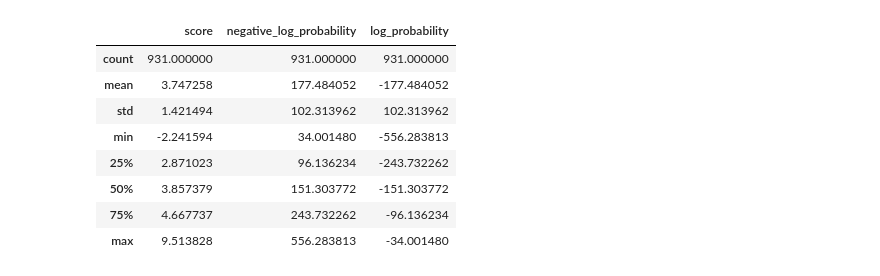
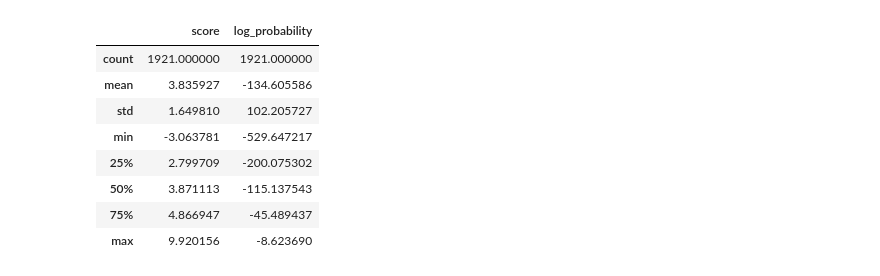
Before and after one commit to tanyjnaaman/probability-quality-paradox, a Jupyter notebook: src/experiments/language_model_experiments/analysis.ipynb, the cells around one changed output. Saved outputs shown, nothing was run; the diff lists cells and outputs as text; code cells hidden in the pictures.

```diff
--- a/src/experiments/language_model_experiments/analysis.ipynb
+++ b/src/experiments/language_model_experiments/analysis.ipynb
@@ -42,0 +12,43 @@ df
+# %%
+# A: load all data files and concat them
+data_files = os.listdir("data")
+reward_df_files = sorted([
+    f
+    for f in data_files
+    if "scoredreward_humanassistant_includeprompt" in f and "t1.0" in f
+])
+nll_df_files = sorted([
+    f
+    for f in data_files
+    if "scorednll" in f and "includeprompt" not in f and "t1.0" in f
+])
+
+
+raw_reward_dfs = [pd.read_csv(f"data/{f}") for f in reward_df_files]
+raw_nll_dfs = [pd.read_csv(f"data/{f}") for f in nll_df_files]
+assert all([
+    r_df[["prompt", "generated_text"]].equals(n_df[["prompt", "generated_text"]])
+    for r_df, n_df in zip(raw_reward_dfs, raw_nll_dfs)
+])
+reward_df = pd.concat([r_df for r_df in raw_reward_dfs])
+nll_df = pd.concat([n_df for n_df in raw_nll_dfs])
+assert reward_df[["prompt", "generated_text"]].equals(
+    nll_df[["prompt", "generated_text"]]
+)
+
+# B: load specific files
+reward_df = pd.read_csv(
+    "./data/ethz-spylab-rlhf-7b-harmless_l256_promptseed42_numprompt1000_numgenerations2_top_p095_t1.0_humanassistant_scoredreward_humanassistant_includeprompt.csv"
+)
+nll_df = pd.read_csv(
+    "./data/ethz-spylab-rlhf-7b-harmless_l256_promptseed42_numprompt1000_numgenerations2_top_p095_t1.0_humanassistant_scorednll.csv"
+)
+assert reward_df[["prompt", "generated_text"]].equals(
+    nll_df[["prompt", "generated_text"]]
+)
+
+# Merge
+df = reward_df.merge(nll_df, on=["prompt", "generated_text"])
+df["log_probability"] = -df["negative_log_probability"]
+df = df[df.apply(lambda row: len(row["generated_text"]) > 0, axis=1)].drop_duplicates()
+df
@@ -43,15 +69,15 @@ df
 # %%
-df[["score", "negative_log_probability", "log_probability"]].describe()
+df[["score", "log_probability"]].describe()
 # %% [output]
-|  | score | negative_log_probability | log_probability |
-| count | 931.000000 | 931.000000 | 931.000000 |
-| mean | 3.747258 | 177.484052 | -177.484052 |
-| std | 1.421494 | 102.313962 | 102.313962 |
-| min | -2.241594 | 34.001480 | -556.283813 |
-| 25% | 2.871023 | 96.136234 | -243.732262 |
-| 50% | 3.857379 | 151.303772 | -151.303772 |
-| 75% | 4.667737 | 243.732262 | -96.136234 |
-| max | 9.513828 | 556.283813 | -34.001480 |
+|  | score | log_probability |
+| count | 1921.000000 | 1921.000000 |
+| mean | 3.835927 | -134.605586 |
+| std | 1.649810 | 102.205727 |
+| min | -3.063781 | -529.647217 |
+| 25% | 2.799709 | -200.075302 |
+| 50% | 3.871113 | -115.137543 |
+| 75% | 4.866947 | -45.489437 |
+| max | 9.920156 | -8.623690 |
 # %%
 num_corpuses = 1000
 # %%
```
Also changed, not shown: parts of 5 cells of this notebook, 3 other files.
